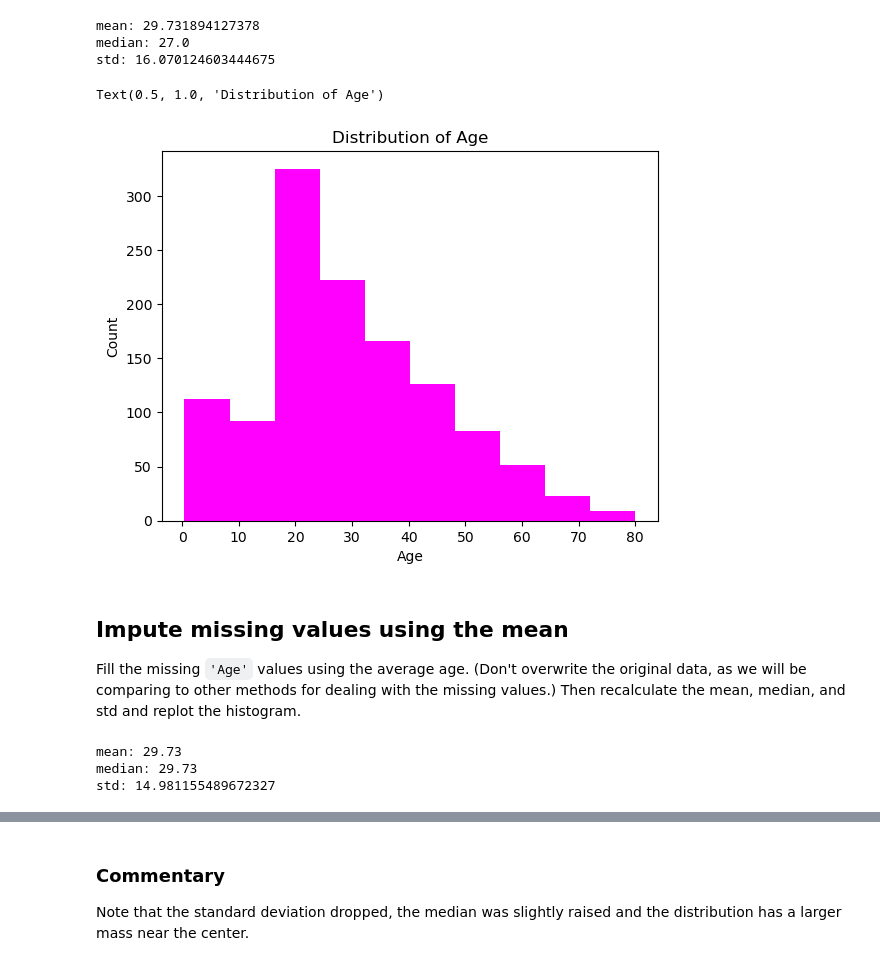
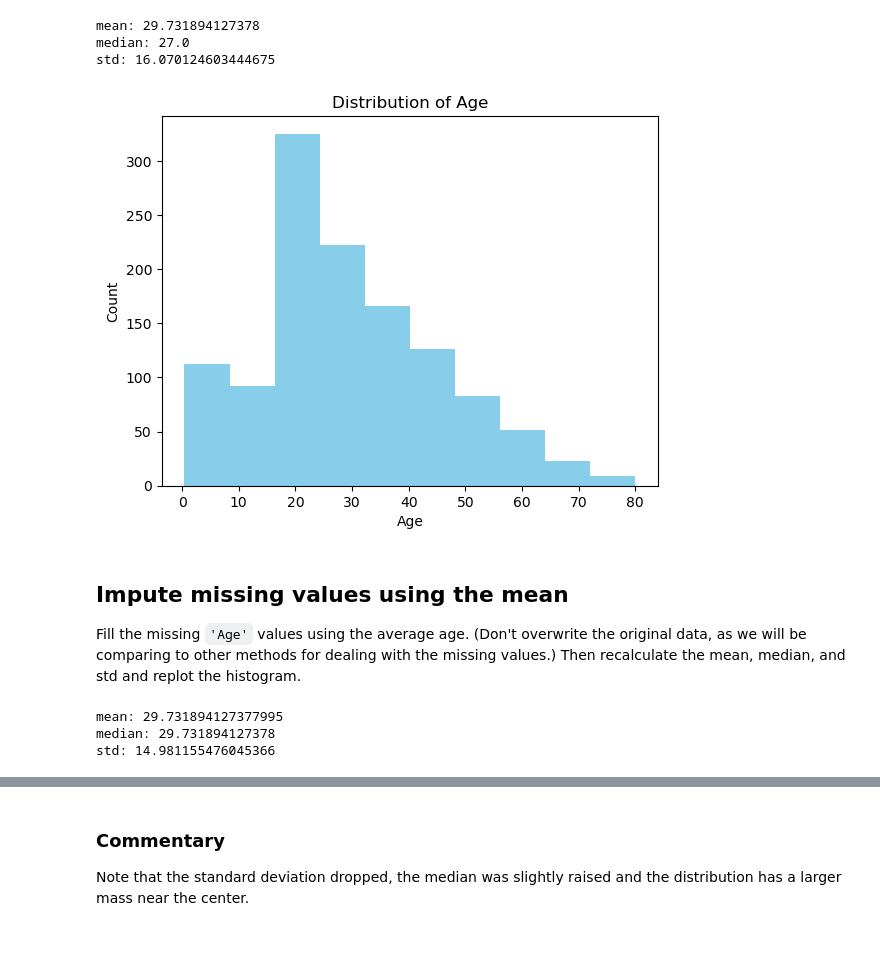
Before and after one commit to Endalkmin/dsc-more-on-missing-data-lab, a Jupyter notebook: index.ipynb, the cells around one changed output, grey strips where cells are left out. Drawn from its saved outputs; the diff is of its cells as text; code cells hidden in the pictures.

```diff
--- a/index.ipynb
+++ b/index.ipynb
@@ -19,7 +19,7 @@ To start, load the dataset `'titanic.csv'` using pandas.
 # Your code here
 import pandas as pd
 import matplotlib.pyplot as plt
-df2 = pd.read_csv('titanic.csv')
+df = pd.read_csv('titanic.csv')
 # %% [markdown]
 Use the `.info()` method to quickly preview which features have missing data
 # %%
@@ -59,16 +59,16 @@ mean: 29.731894127378
 median: 27.0
 std: 16.070124603444675
 # %%
-variable = df2['Age']
+variable = df['Age']
 
 fig, ax = plt.subplots()
-ax.hist(variable, color='magenta')
+ax.hist(variable, color='skyblue')
 ax.set_xlabel('Age')
 ax.set_ylabel('Count')
 ax.set_title('Distribution of Age')
+plt.show()
 # %% [output]
-Text(0.5, 1.0, 'Distribution of Age')
-[figure, old version]
+[figure, new version]
 # %% [markdown]
 ## Impute missing values using the mean
 
@@ -79,9 +79,9 @@ df3 = df2['Age'].fillna(df2['Age'].mean().round(2))
 # %%
-print(f"mean: {df3.mean().round(2)}")
-print(f"median: {df3.median()}")
-print(f"std: {df3.std()}")
+print(f"mean: {df1.mean()}")
+print(f"median: {df1.median()}")
+print(f"std: {df1.std()}")
 # %% [output]
-mean: 29.73
-median: 29.73
-std: 14.981155489672327
+mean: 29.731894127377995
+median: 29.731894127378
+std: 14.981155476045366
 # %%
```
Also changed, not shown: parts of 10 cells of this notebook.
